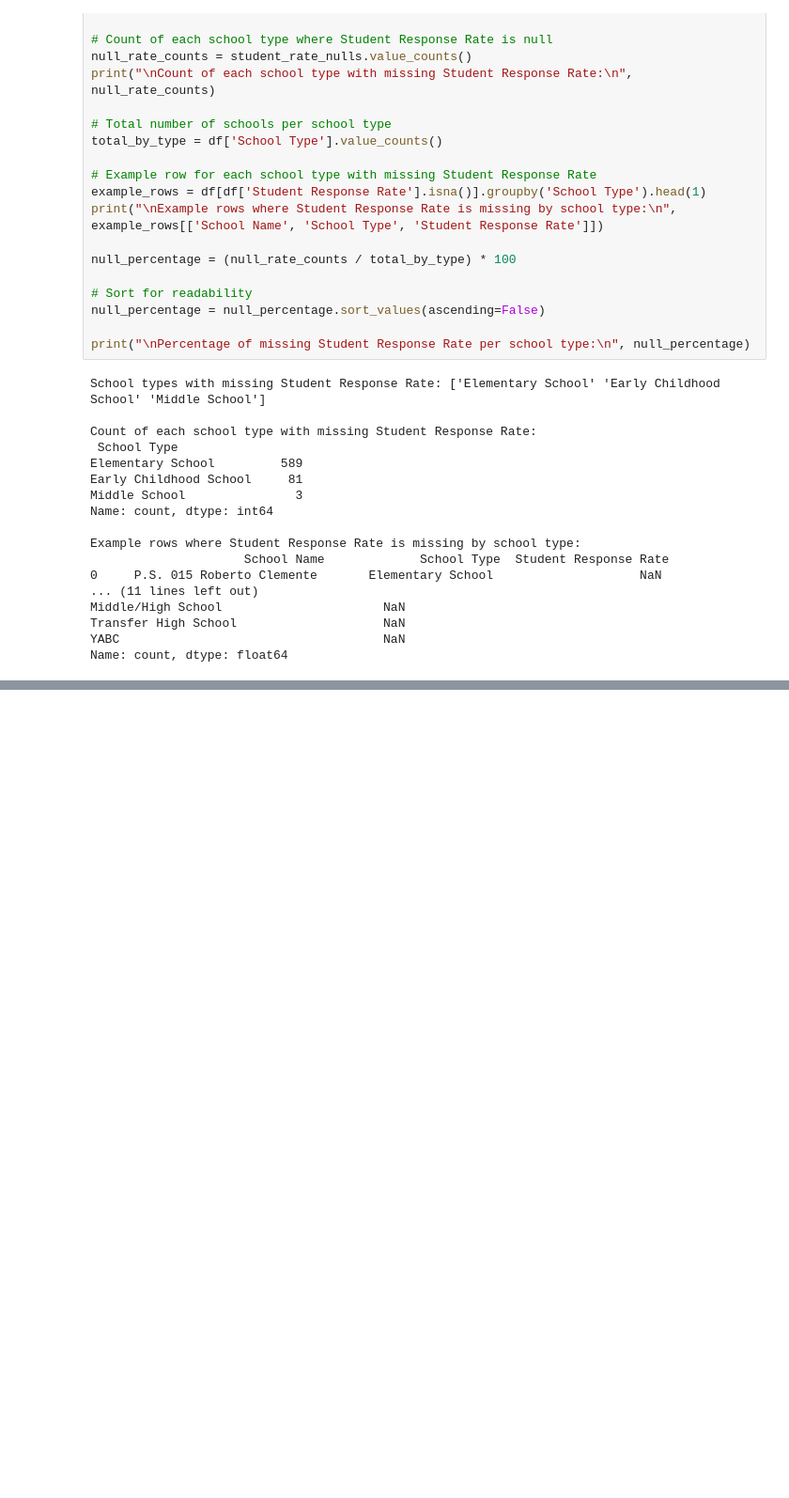
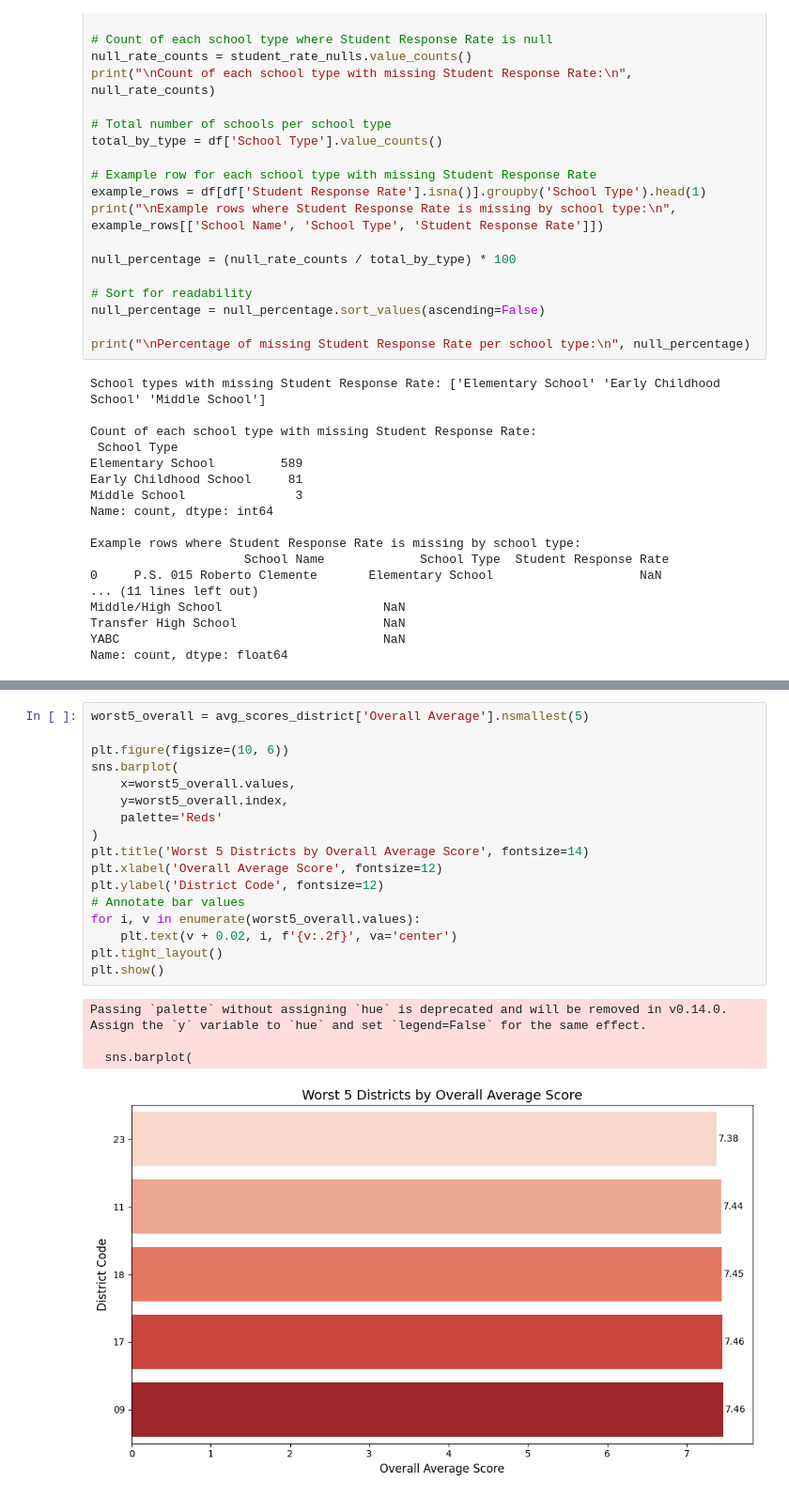
Before and after one commit to m-hilani/Yasmin-AI, a Jupyter notebook: 2 Education/student.ipynb, the cells around one changed output, grey strips where cells are left out. Shown at 94% size. Drawn from its saved outputs; the diff is of its cells as text; blank space fills up the shorter version.

```diff
--- a/2 Education/student.ipynb
+++ b/2 Education/student.ipynb
@@ -234,0 +343,22 @@ for col in numeric_cols:
+# %%
+worst5_overall = avg_scores_district['Overall Average'].nsmallest(5)
+
+plt.figure(figsize=(10, 6))
+sns.barplot(
+    x=worst5_overall.values,
+    y=worst5_overall.index,
+    palette='Reds'
+)
+plt.title('Worst 5 Districts by Overall Average Score', fontsize=14)
+plt.xlabel('Overall Average Score', fontsize=12)
+plt.ylabel('District Code', fontsize=12)
+# Annotate bar values
+for i, v in enumerate(worst5_overall.values):
+    plt.text(v + 0.02, i, f'{v:.2f}', va='center')
+plt.tight_layout()
+plt.show()
+# %% [output]
+Passing `palette` without assigning `hue` is deprecated and will be removed in v0.14.0. Assign the `y` variable to `hue` and set `legend=False` for the same effect.
+
+  sns.barplot(
+[figure, added]
```
Also changed, not shown: parts of 8 cells of this notebook.
